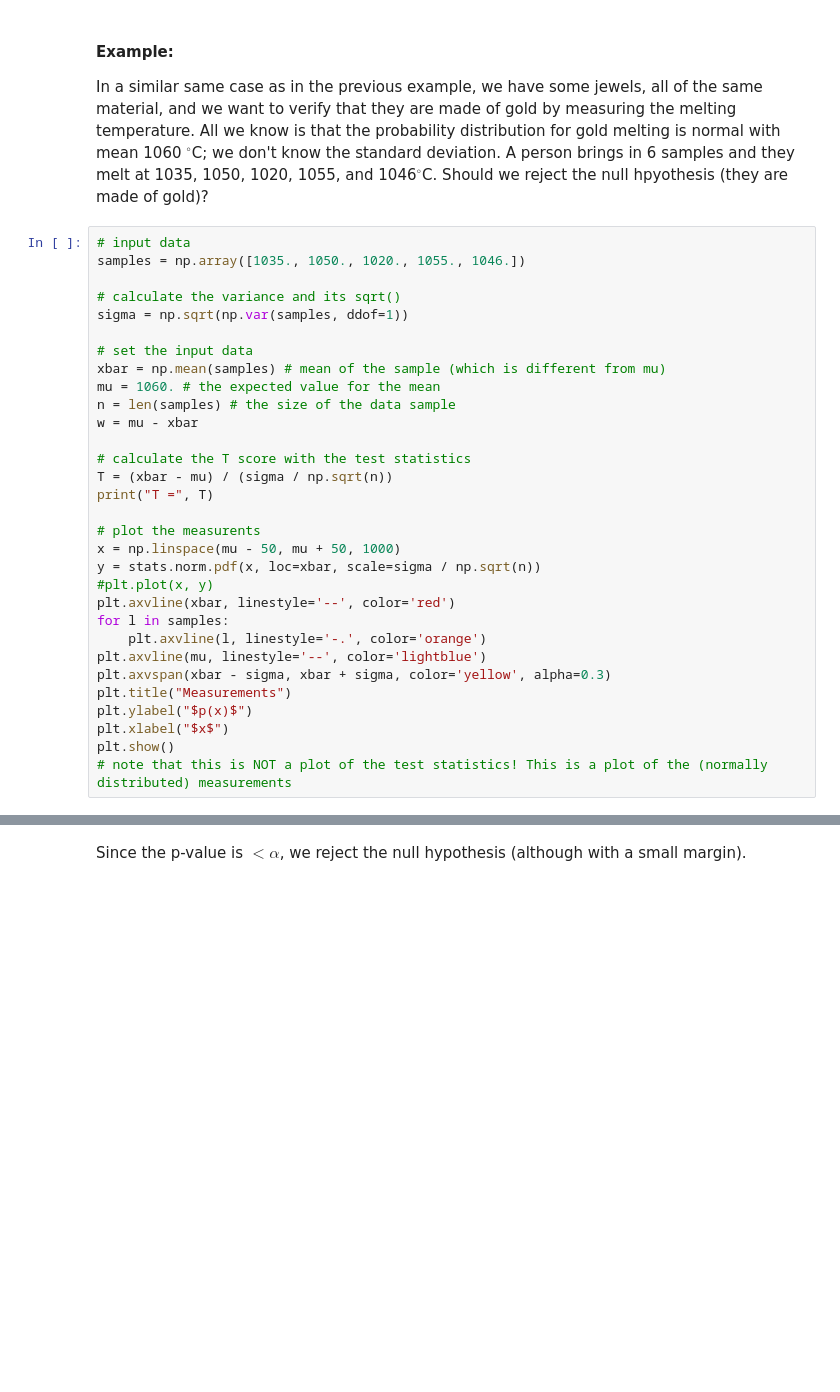
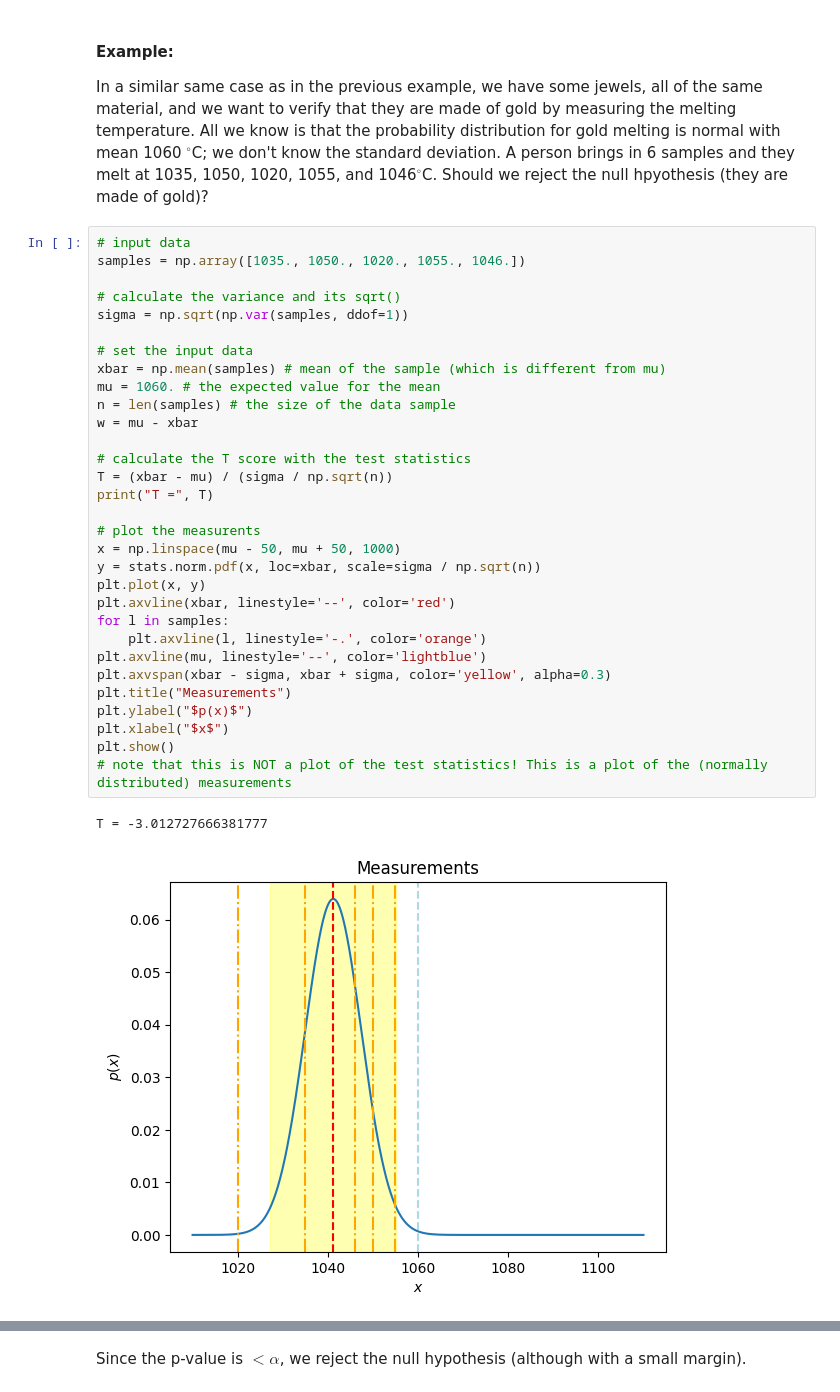
Before and after one commit to francescozanirato/ScientificComputingWithPython2023, a Jupyter notebook: 10_tests.ipynb, the cells around one changed output, grey strips where cells are left out. Cells and saved outputs as stored; diff of their text form; blank space fills up the shorter version.

```diff
--- a/10_tests.ipynb
+++ b/10_tests.ipynb
@@ -171,34 +182,37 @@ A person brings in 6 samples and they melt at 1035, 1050, 1020, 1055, and 1046$^
 # %%
 # input data
 samples = np.array([1035., 1050., 1020., 1055., 1046.])
 
 # calculate the variance and its sqrt()
 sigma = np.sqrt(np.var(samples, ddof=1))
 
 # set the input data
 xbar = np.mean(samples) # mean of the sample (which is different from mu)
 mu = 1060. # the expected value for the mean
 n = len(samples) # the size of the data sample
 w = mu - xbar
 
 # calculate the T score with the test statistics
 T = (xbar - mu) / (sigma / np.sqrt(n))
 print("T =", T)
 
 # plot the measurents
 x = np.linspace(mu - 50, mu + 50, 1000)
 y = stats.norm.pdf(x, loc=xbar, scale=sigma / np.sqrt(n))
-#plt.plot(x, y)
+plt.plot(x, y)
 plt.axvline(xbar, linestyle='--', color='red')
 for l in samples:
     plt.axvline(l, linestyle='-.', color='orange')
 plt.axvline(mu, linestyle='--', color='lightblue')
 plt.axvspan(xbar - sigma, xbar + sigma, color='yellow', alpha=0.3)
 plt.title("Measurements")
 plt.ylabel("$p(x)$")
 plt.xlabel("$x$")
 plt.show()
 # note that this is NOT a plot of the test statistics! This is a plot of the (normally distributed) measurements
+# %% [output]
+T = -3.012727666381777
+[figure, added]
 # %%
 # plot the test statistics and its pdf
 xs = np.linspace(-5, +5, 1000)
```
Also changed, not shown: parts of 16 cells of this notebook, 15 other files.
